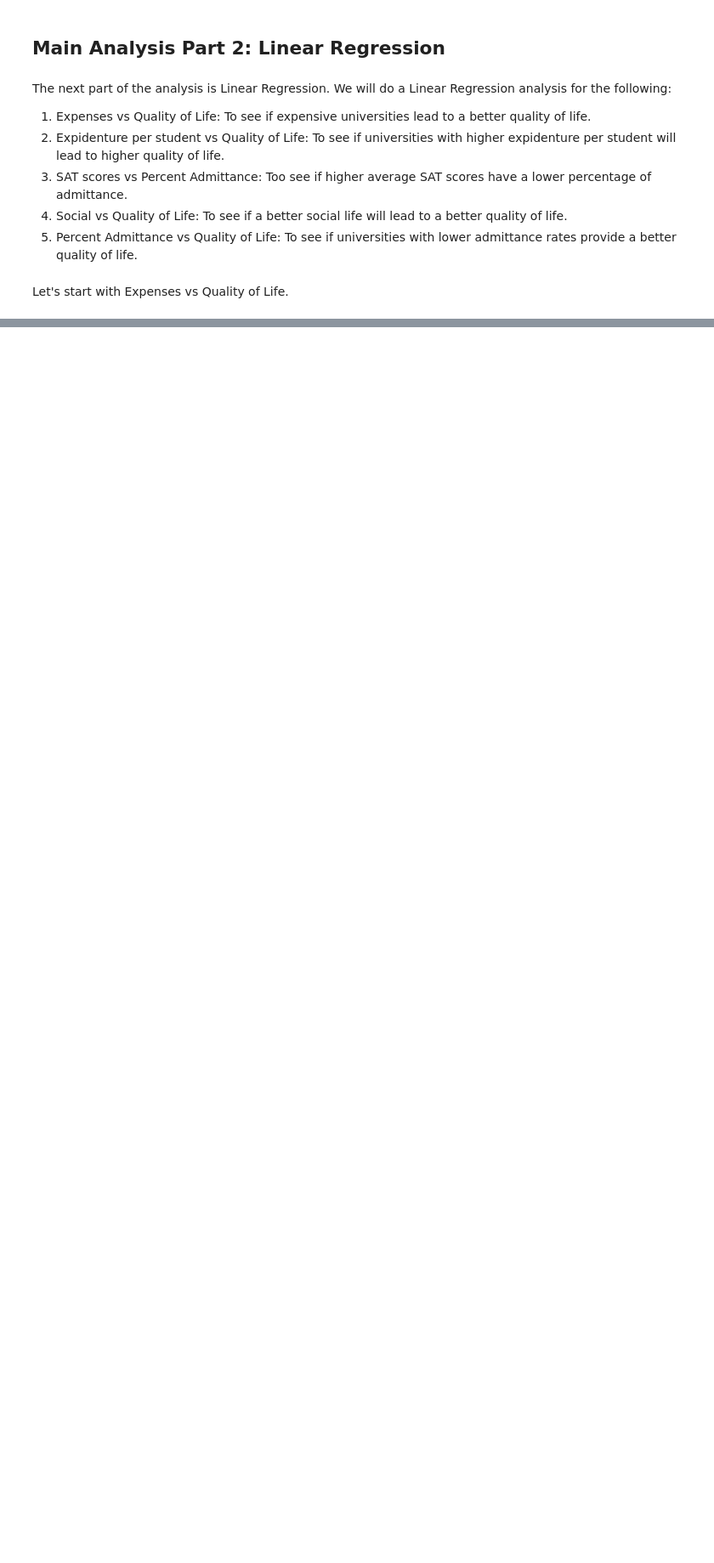
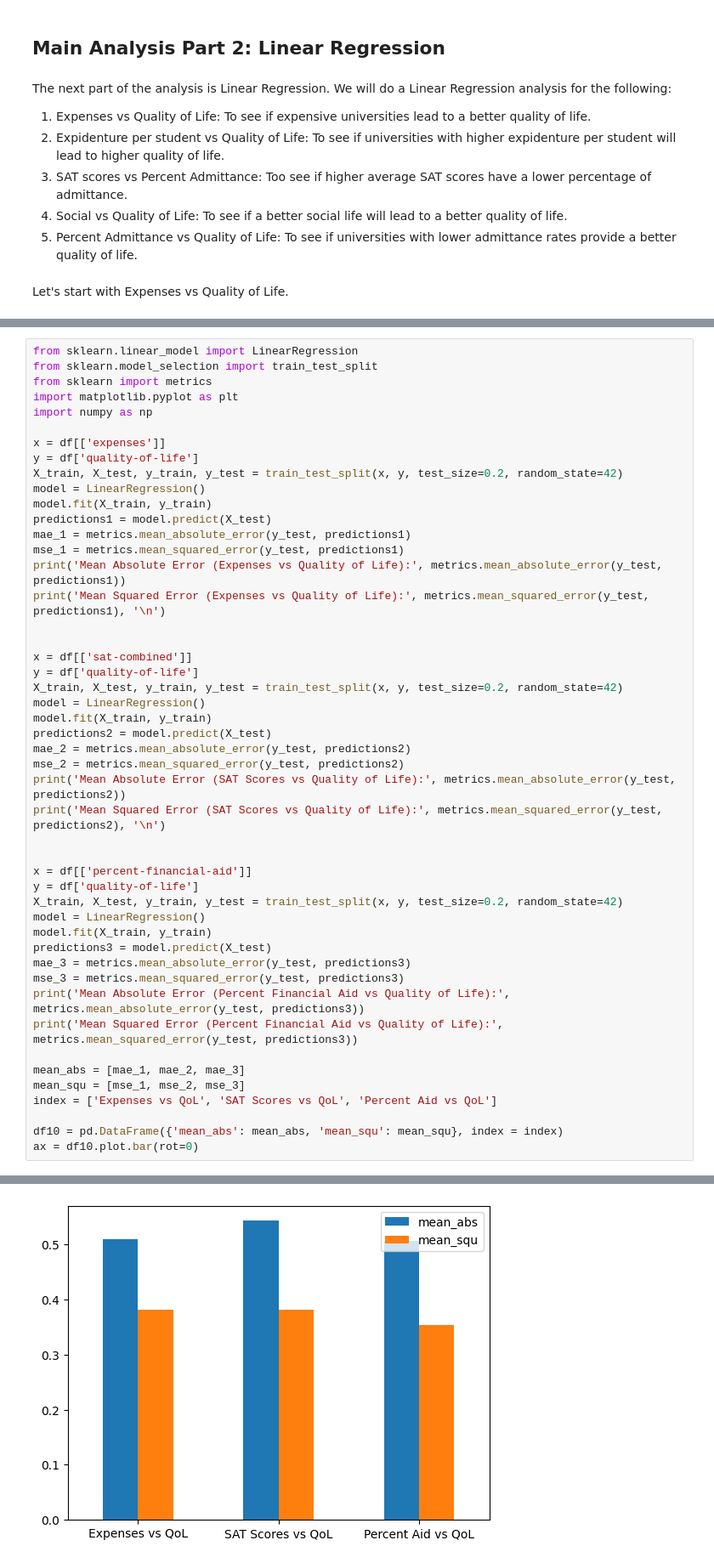
Before and after one commit to swifteralex/cs105_final_project, a Jupyter notebook: cs105finalproject.ipynb, the cells around one changed output, grey strips where cells are left out. Shown at 85% size. Saved outputs shown, nothing was run; the diff lists cells and outputs as text; blank space fills up the shorter version.

```diff
--- a/cs105finalproject.ipynb
+++ b/cs105finalproject.ipynb
@@ -373,0 +353,49 @@ Mean Squared Error (Expenses vs Quality of Life): 0.38126148330721354
+# %%
+from sklearn.linear_model import LinearRegression
+from sklearn.model_selection import train_test_split
+from sklearn import metrics
+import matplotlib.pyplot as plt
+import numpy as np
+
+x = df[['expenses']]
+y = df['quality-of-life']
+X_train, X_test, y_train, y_test = train_test_split(x, y, test_size=0.2, random_state=42)
+model = LinearRegression()
+model.fit(X_train, y_train)
+predictions1 = model.predict(X_test)
+mae_1 = metrics.mean_absolute_error(y_test, predictions1)
+mse_1 = metrics.mean_squared_error(y_test, predictions1)
+print('Mean Absolute Error (Expenses vs Quality of Life):', metrics.mean_absolute_error(y_test, predictions1))
+print('Mean Squared Error (Expenses vs Quality of Life):', metrics.mean_squared_error(y_test, predictions1), '\n')
+
+
+x = df[['sat-combined']]
+y = df['quality-of-life']
+X_train, X_test, y_train, y_test = train_test_split(x, y, test_size=0.2, random_state=42)
+model = LinearRegression()
+model.fit(X_train, y_train)
+predictions2 = model.predict(X_test)
+mae_2 = metrics.mean_absolute_error(y_test, predictions2)
+mse_2 = metrics.mean_squared_error(y_test, predictions2)
+print('Mean Absolute Error (SAT Scores vs Quality of Life):', metrics.mean_absolute_error(y_test, predictions2))
+print('Mean Squared Error (SAT Scores vs Quality of Life):', metrics.mean_squared_error(y_test, predictions2), '\n')
+
+
+x = df[['percent-financial-aid']]
+y = df['quality-of-life']
+X_train, X_test, y_train, y_test = train_test_split(x, y, test_size=0.2, random_state=42)
+model = LinearRegression()
+model.fit(X_train, y_train)
+predictions3 = model.predict(X_test)
+mae_3 = metrics.mean_absolute_error(y_test, predictions3)
+mse_3 = metrics.mean_squared_error(y_test, predictions3)
+print('Mean Absolute Error (Percent Financial Aid vs Quality of Life):', metrics.mean_absolute_error(y_test, predictions3))
+print('Mean Squared Error (Percent Financial Aid vs Quality of Life):', metrics.mean_squared_error(y_test, predictions3))
+
+mean_abs = [mae_1, mae_2, mae_3]
+mean_squ = [mse_1, mse_2, mse_3]
+index = ['Expenses vs QoL', 'SAT Scores vs QoL', 'Percent Aid vs QoL']
+
+df10 = pd.DataFrame({'mean_abs': mean_abs, 'mean_squ': mean_squ}, index = index)
+ax = df10.plot.bar(rot=0)
+# %% [output]
@@ -373,0 +410 @@ Mean Squared Error (Expenses vs Quality of Life): 0.38126148330721354
+[figure, added]
```
Also changed, not shown: parts of 7 cells of this notebook.
